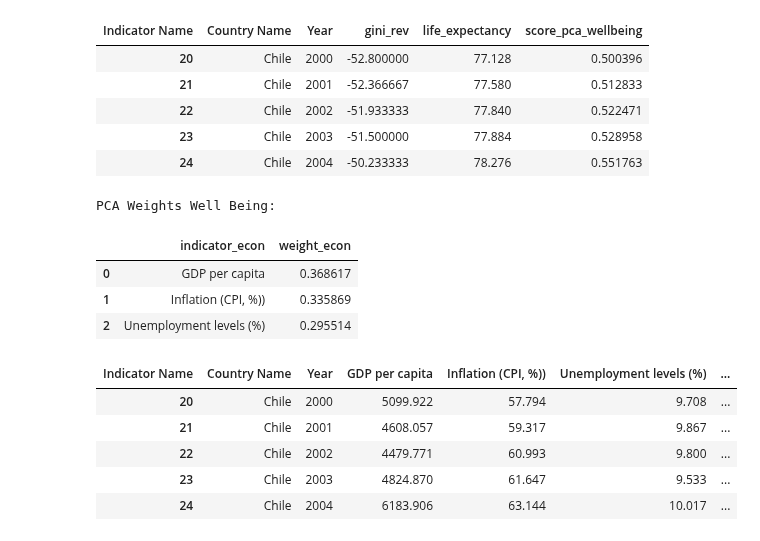
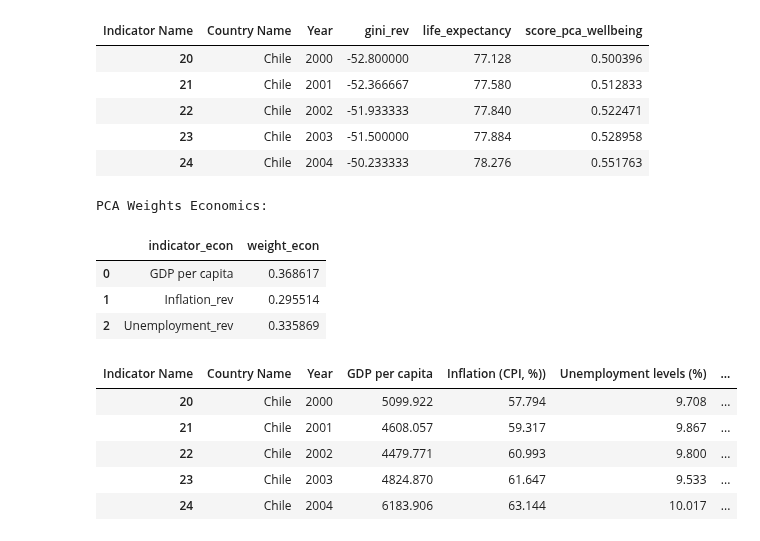
Before and after one commit to MDYCK12/Well-Being-Economics-, a Jupyter notebook: Notebooks/Katharina2 copy.ipynb, the cells around one changed output. Saved outputs shown, nothing was run; the diff lists cells and outputs as text; code cells hidden in the pictures.

```diff
--- a/Notebooks/Katharina2 copy.ipynb
+++ b/Notebooks/Katharina2 copy.ipynb
@@ -126,6 +126,6 @@ pivot_econ_wellbeing
 # %%
 # List the countries you want to remove
-countries_to_drop = ['China', 'Ghana', "Cote d'Ivoire", 'Poland']
+countries_to_drop = ['China', 'Ghana', "Cote d'Ivoire"]
 
 # Filter the DataFrame:
 # The .isin() method checks if the 'Country Name' is in the list.
@@ -324,43 +316,47 @@ fig.show()
 # %%
 # PCA ECONOMICS
 
+# #pivot_econ_wellbeing["gini_rev"] = -pivot_econ_wellbeing["gini"]
+# pivot_econ_wellbeing["Unemployment_rev"] = -pivot_econ_wellbeing["Unemployment levels (%)"]
+# pivot_econ_wellbeing["Inflation_rev"] = -pivot_econ_wellbeing["Inflation (CPI, %))"]
+
 # ---- 2. Select the (reversed) indicators for PCA ----
-X = pivot_econ_wellbeing[["GDP per capita", "Inflation (CPI, %))", "Unemployment levels (%)"]]
+X = pivot_econ_wellbeing[["GDP per capita", "Unemployment_rev", "Inflation_rev"]]
 
 # ---- 3. Standardize (normalize) all indicators ----
 scaler = StandardScaler()
 X_scaled = scaler.fit_transform(X)
 
 # ---- 4. PCA on normalized values ----
 pca = PCA(n_components=1)
 pca.fit(X_scaled)
 
 # ---- 5. Extract PC1 loadings ----
 loadings = pca.components_[0]
 
 # ---- 6. Convert loadings → absolute, normalized weights ----
 weights = np.abs(loadings) / np.sum(np.abs(loadings))
 
 weights_df_new_econ = pd.DataFrame({
-    "indicator_econ": ["GDP per capita", "Inflation (CPI, %))", "Unemployment levels (%)"],
+    "indicator_econ": ["GDP per capita", "Inflation_rev", "Unemployment_rev"],
     "weight_econ": weights
 })
 
-print("PCA Weights Well Being:")
+print("PCA Weights Economics:")
 display(weights_df_new_econ)
 
 # ---- 7. Compute PCA well-being score ----
 pivot_econ_wellbeing["score_pca_economics"] = (
     weights[0] * X_scaled[:, 0] +
     weights[1] * X_scaled[:, 1] +
     weights[2] * X_scaled[:, 2]
 )
 # %% [output]
-PCA Weights Well Being:
+PCA Weights Economics:
 |  | indicator_econ | weight_econ |
 | 0 | GDP per capita | 0.368617 |
-| 1 | Inflation (CPI, %)) | 0.335869 |
-| 2 | Unemployment levels (%) | 0.295514 |
+| 1 | Inflation_rev | 0.295514 |
+| 2 | Unemployment_rev | 0.335869 |
 # %%
 pivot_econ_wellbeing[["Country Name", "Year", "GDP per capita", "Inflation (CPI, %))", "Unemployment levels (%)", "score_pca_economics","gini_rev", "life_expectancy","score_pca_wellbeing"]].head()
 # %% [output]
```
Also changed, not shown: parts of 10 cells of this notebook, 1 other file.
